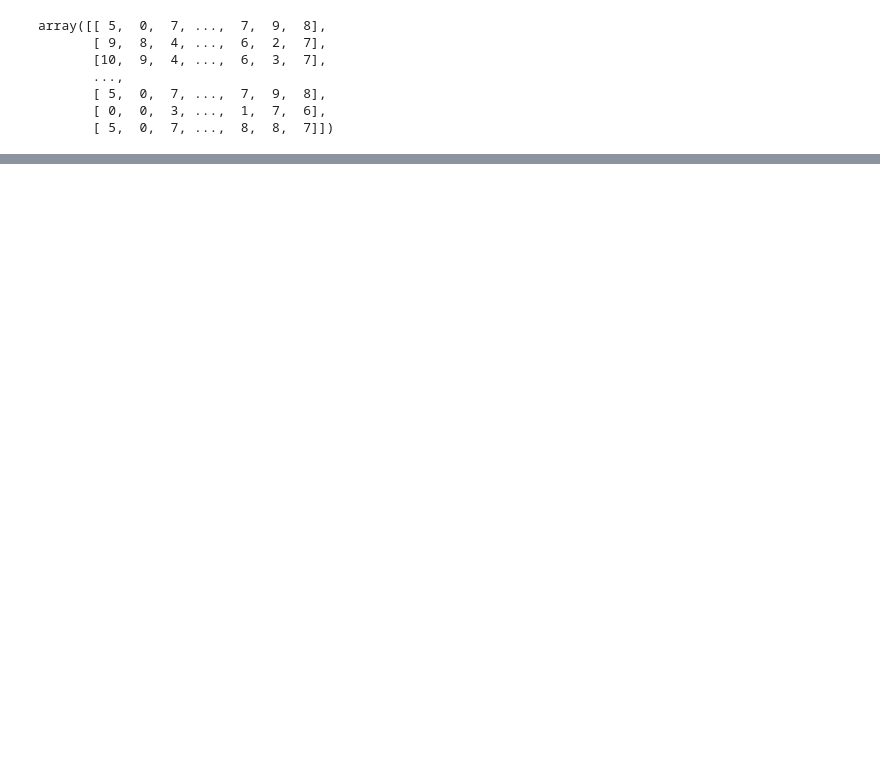
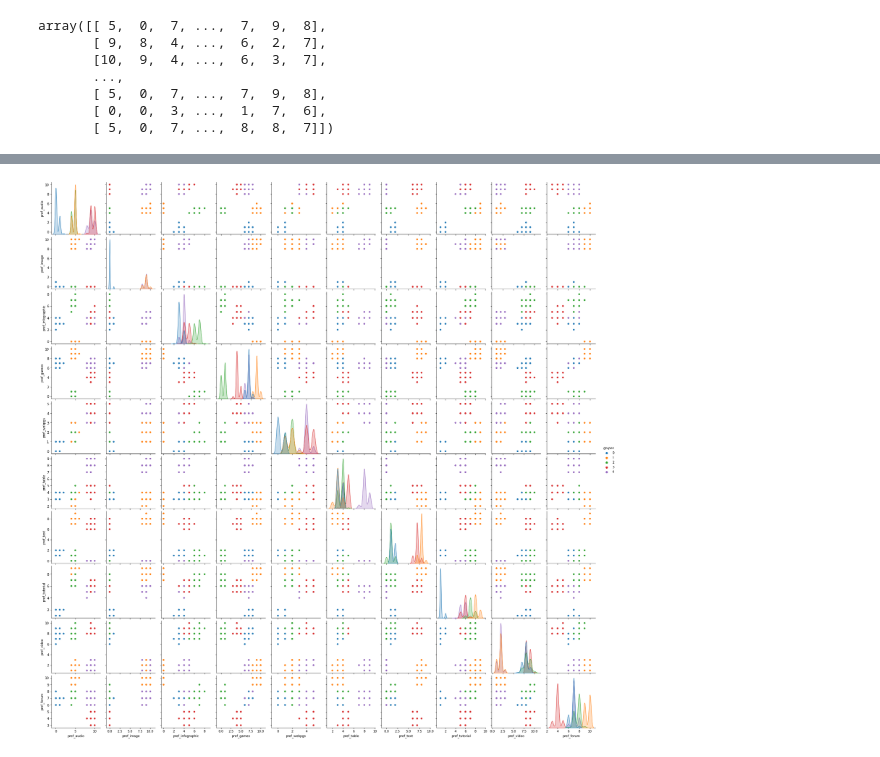
Before and after one commit to JCLSoftware/edudm, a Jupyter notebook: models/clustering/kmeans.ipynb, the cells around one changed output, grey strips where cells are left out. Saved outputs shown, nothing was run; the diff lists cells and outputs as text; code cells hidden in the pictures; blank space fills up the shorter version.

```diff
--- a/models/clustering/kmeans.ipynb
+++ b/models/clustering/kmeans.ipynb
@@ -95,5 +83,5 @@ df['grupos']
 394    2
 Name: grupos, Length: 395, dtype: int32
 # %%
-sb.pairplot(df.drop(['Student'], axis = 1), hue='grupos', vars=['pref_audio','pref_image','pref_infographic','pref_games','pref_webpgs','pref_table','pref_text','pref_tutorial','pref_video','pref_forum'], palette=sb.color_palette("tab10", n_colors=5
+sb.pairplot(df.drop(['Student'], axis = 1), hue='grupos', vars=['pref_audio','pref_image','pref_infographic','pref_games','pref_webpgs','pref_table','pref_text','pref_tutorial','pref_video','pref_forum'], palette=sb.color_palette("tab10", n_colors=5))
 # %% [output]
@@ -101,3 +89,4 @@ SyntaxError: unexpected EOF while parsing (<ipython-input-19-3c7a28471eab>, line
+[figure, added]
 # %%
 from sklearn import metrics
 from scipy.spatial.distance import cdist
```
Also changed, not shown: parts of 6 cells of this notebook.
